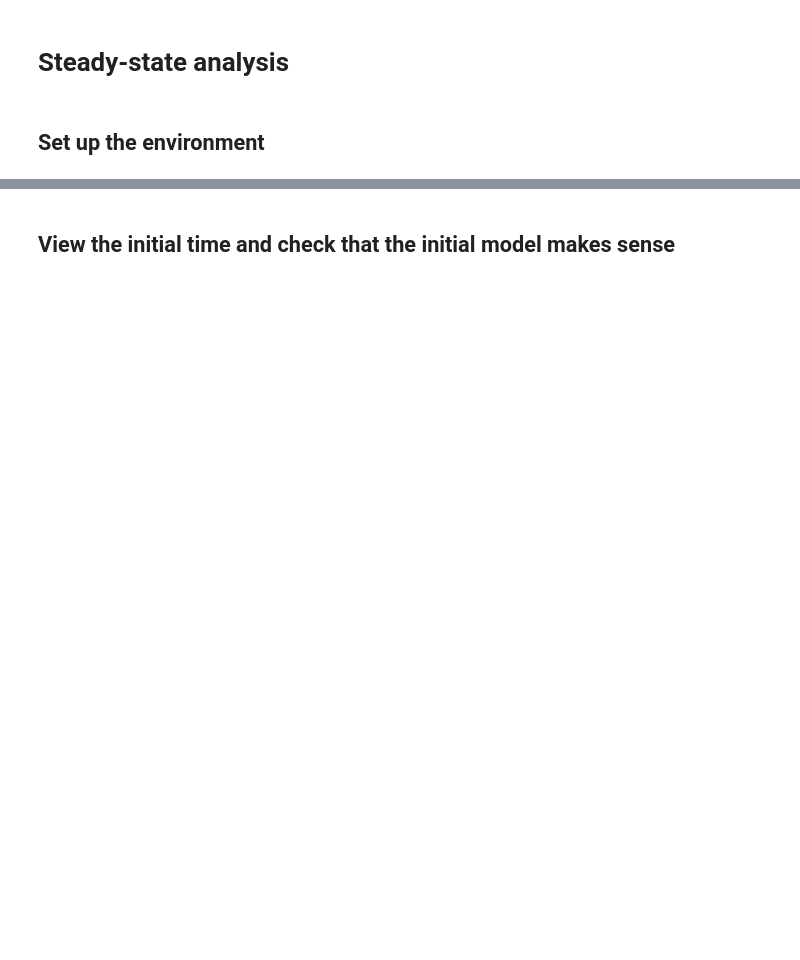
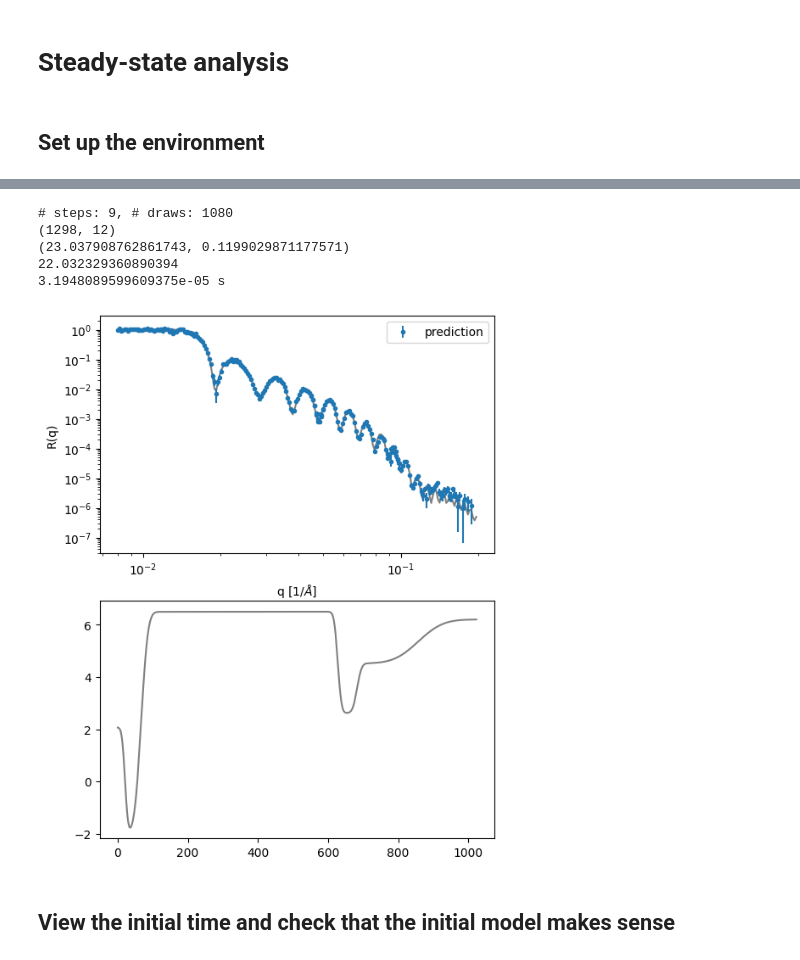
Before and after one commit to mdoucet/time-resolved-nr, a Jupyter notebook: notebooks/steady-state.ipynb, the cells around one changed output, grey strips where cells are left out. Drawn from its saved outputs; the diff is of its cells as text; code cells hidden in the pictures; blank space fills up the shorter version.

Commit message:
add entropy

```diff
--- a/notebooks/steady-state.ipynb
+++ b/notebooks/steady-state.ipynb
@@ -74,3 +83,26 @@ RESET
+# %%
+from bumps.dream import entropy
+
+env.reset()
+env.engine = 'dream'
+env.compute_reflectivity_from_state()
+env.plot(errors=True)
+
+points, _logp = env.results.state.sample(portion=1)
+print(points.shape)
+S = entropy.mvn_entropy_bootstrap(points, samples=1500)
+S_kde = entropy.kde_entropy_sklearn_gmm(points)
+print(S)
+t_0 = time.time()
+print(S_kde)
+print(time.time() - t_0, 's')
+# %% [output]
+# steps: 9, # draws: 1080
+(1298, 12)
+(23.037908762861743, 0.1199029871177571)
+22.032329360890394
+3.1948089599609375e-05 s
+[figure, added]
 # %% [markdown]
 ## View the initial time and check that the initial model makes sense
 # %%
```
Also changed, not shown: parts of 6 cells of this notebook, 2 other files.
